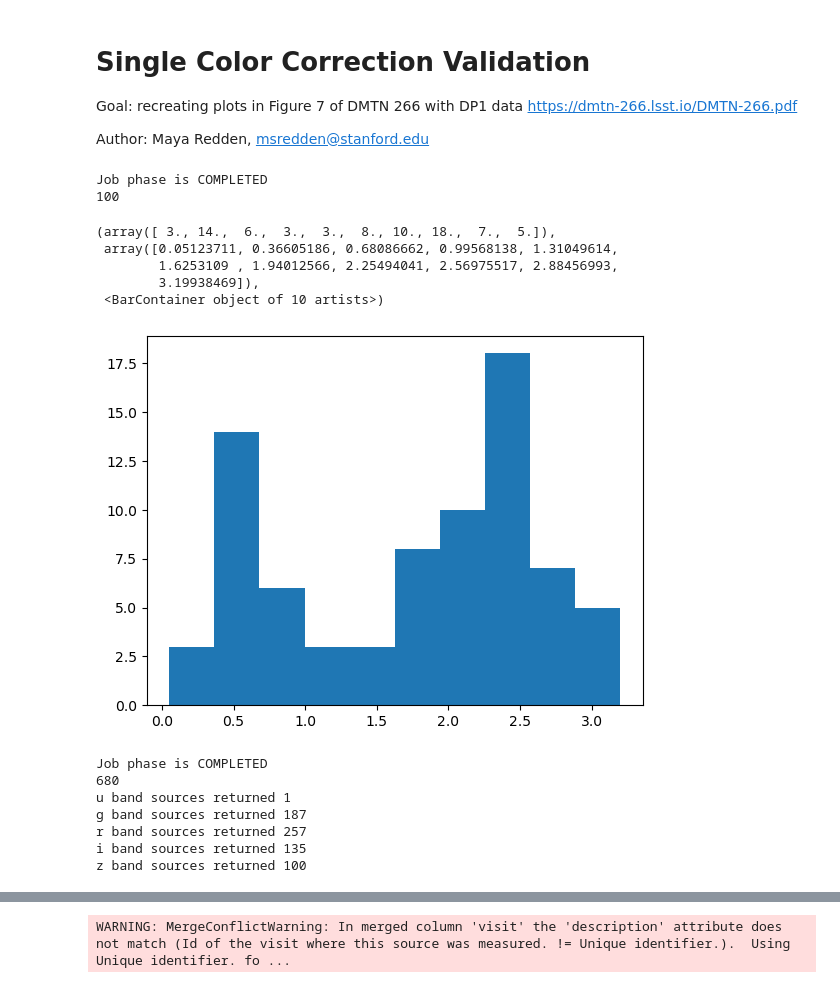
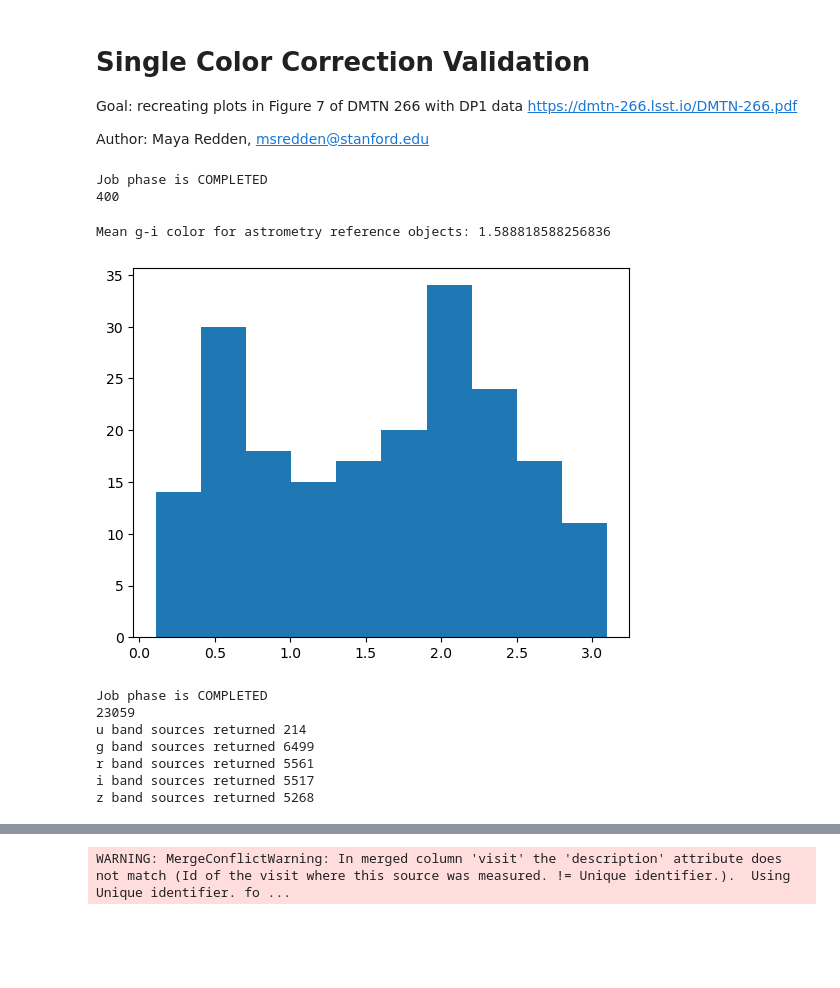
Before and after one commit to LSSTDESC/DifferentialCR, a Jupyter notebook: DP1_singleColorCorr.ipynb, the cells around one changed output, grey strips where cells are left out. Saved outputs shown, nothing was run; the diff lists cells and outputs as text; code cells hidden in the pictures; blank space fills up the shorter version.

```diff
--- a/DP1_singleColorCorr.ipynb
+++ b/DP1_singleColorCorr.ipynb
@@ -40,7 +46,7 @@ field_centers = {
 
 # query_simple looks for stars (refExtendedness = 0.0) in the ECDFS
 
-query_simple = """ SELECT TOP 100 coord_dec,
+query_simple = """ SELECT TOP 400 coord_dec,
             coord_ra,
             g_cModelMag,
             r_cModelMag,
@@ -53,6 +59,7 @@ query_simple = """ SELECT TOP 100 coord_dec,
             refExtendedness,
             g_calib_psf_reserved,
             g_calib_psf_used,
+            g_calib_astrometry_used,
             g_cModelMag - r_cModelMag as grColor,
             g_cModelMag - i_cModelMag as giColor,
             r_cModelMag - z_cModelMag as rzColor,
@@ -83,18 +90,14 @@ object_table = job.fetch_result().to_table()
 print(len(object_table))
 # %% [output]
 Job phase is COMPLETED
-100
+400
 # %%
-plt.hist(object_table['giColor'])
+plt.hist(object_table['giColor'][object_table['g_calib_astrometry_used'] == 1])
+print('Mean g-i color for astrometry reference objects:', np.mean(object_table['giColor'][object_table['g_calib_astrometry_used'] == 1]))
 # %% [output]
-(array([ 3., 14.,  6.,  3.,  3.,  8., 10., 18.,  7.,  5.]),
- array([0.05123711, 0.36605186, 0.68086662, 0.99568138, 1.31049614,
-        1.6253109 , 1.94012566, 2.25494041, 2.56975517, 2.88456993,
-        3.19938469]),
- <BarContainer object of 10 artists>)
+Mean g-i color for astrometry reference objects: 1.588818588256836
-[figure, old version]
+[figure, new version]
 # %%
-# This is a complicated source query that returns the source detections for each star in the defined color bins
 # Avoid doing this more than once (takes a really long time)
 def source_query(coords):
     search_radius = 2 #arcsec
@@ -109,13 +112,14 @@ def source_query(coords):
                 detector,
                 ra,
                 raErr,
+                ra_dec_Cov,
                 visit,
                 psfFlux,
                 psfFluxErr
 
         FROM dp1.Source
         WHERE (band = 'g' OR band = 'i' or band = 'u' or band = 'r' or band = 'z') AND ({search_string})
-        AND psfFluxErr / psfFlux < 0.01
+        AND psfFluxErr / psfFlux < 0.05
         """
 
 
@@ -132,6 +136,7 @@ def source_query(coords):
 
 source_table = source_query(object_table['coord_ra', 'coord_dec'])
 
+source_table.write("scrap/singleColor_source_table_400obj.ecsv")
 
 print(len(source_table))
 print('u band sources returned', np.sum(source_table['band'] == 'u'))
@@ -141,12 +146,12 @@ print('i band sources returned', np.sum(source_table['band'] == 'i'))
 print('z band sources returned', np.sum(source_table['band'] == 'z'))
 # %% [output]
 Job phase is COMPLETED
-680
-u band sources returned 1
-g band sources returned 187
-r band sources returned 257
-i band sources returned 135
-z band sources returned 100
+23059
+u band sources returned 214
+g band sources returned 6499
+r band sources returned 5561
+i band sources returned 5517
+z band sources returned 5268
 # %%
 #visit table
 visit_IDs = source_table['visit']
```
Also changed, not shown: parts of 10 cells of this notebook, 2 other files.
